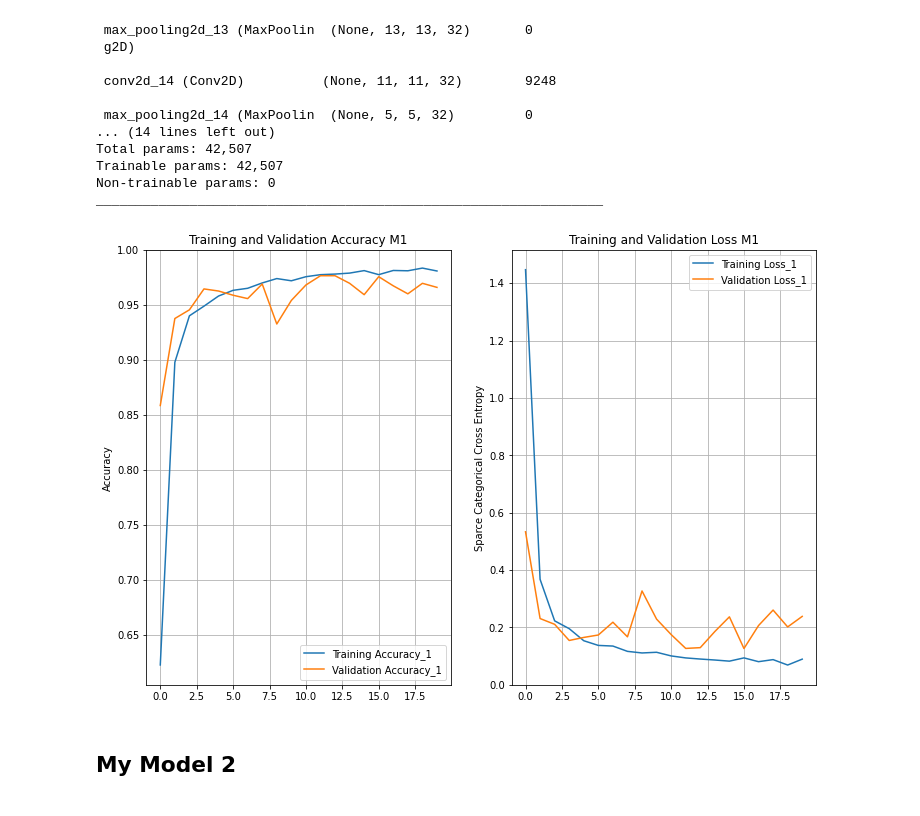
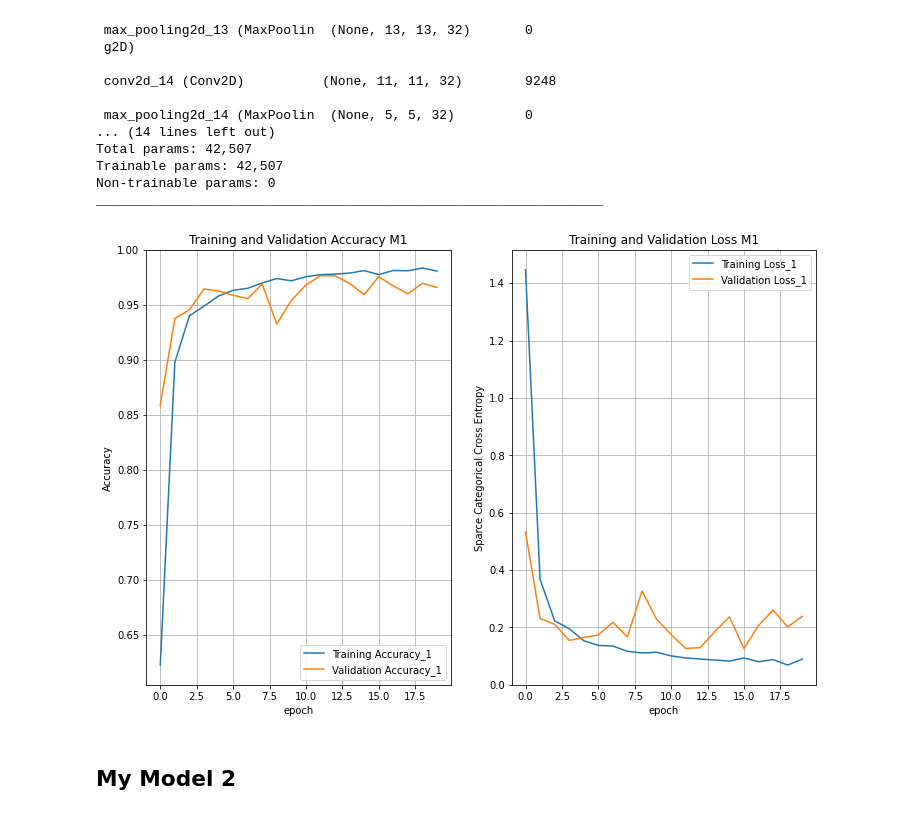
Before and after one commit to PLEX-GR00T/GTSRB_Deep_Learning_Project, a Jupyter notebook: Deep_learning_signboards_models_compare.ipynb, the cells around one changed output. Cells and saved outputs as stored; diff of their text form; code cells hidden in the pictures.

```diff
--- a/Deep_learning_signboards_models_compare.ipynb
+++ b/Deep_learning_signboards_models_compare.ipynb
@@ -469,33 +471,35 @@ _________________________________________________________________
 # %%
 acc1 = history1.history['accuracy']
 val_acc1 = history1.history['val_accuracy']
 
 loss1=history1.history['loss']
 val_loss1=history1.history['val_loss']
 
 epochs_range = range(len(acc1))
 
 fig=plt.figure(figsize=(12, 8))
 plt.subplot(1, 2, 1)
 plt.plot(epochs_range, acc1, label='Training Accuracy_1')
 plt.plot(epochs_range, val_acc1, label='Validation Accuracy_1')
 plt.legend(loc='lower right')
 plt.ylabel('Accuracy')
+plt.xlabel('epoch')
 plt.ylim([min(plt.ylim()),1])
 plt.grid(True)
 plt.title('Training and Validation Accuracy M1')
 
 plt.subplot(1, 2, 2)
 plt.plot(epochs_range, loss1, label='Training Loss_1')
 plt.plot(epochs_range, val_loss1, label='Validation Loss_1')
 plt.legend(loc='upper right')
 plt.ylabel('Sparce Categorical Cross Entropy')
+plt.xlabel('epoch')
 plt.grid(True)
 plt.title('Training and Validation Loss M1')
 plt.show()
 fig.savefig('traininghistory_M1.pdf')
 # %% [output]
-[figure, old version]
+[figure, new version]
 # %% [markdown]
 ## My Model 2
 # %%
```
Also changed, not shown: parts of 3 cells of this notebook.
